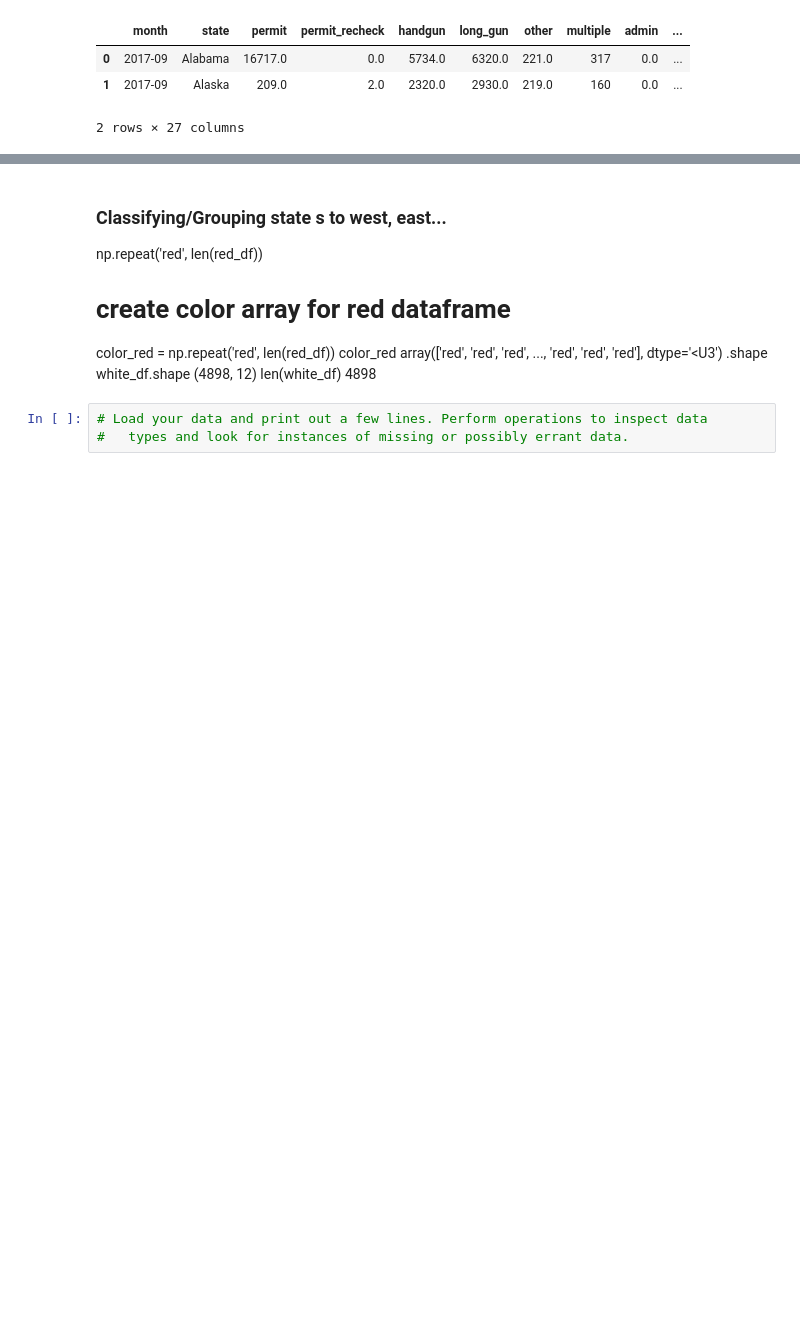
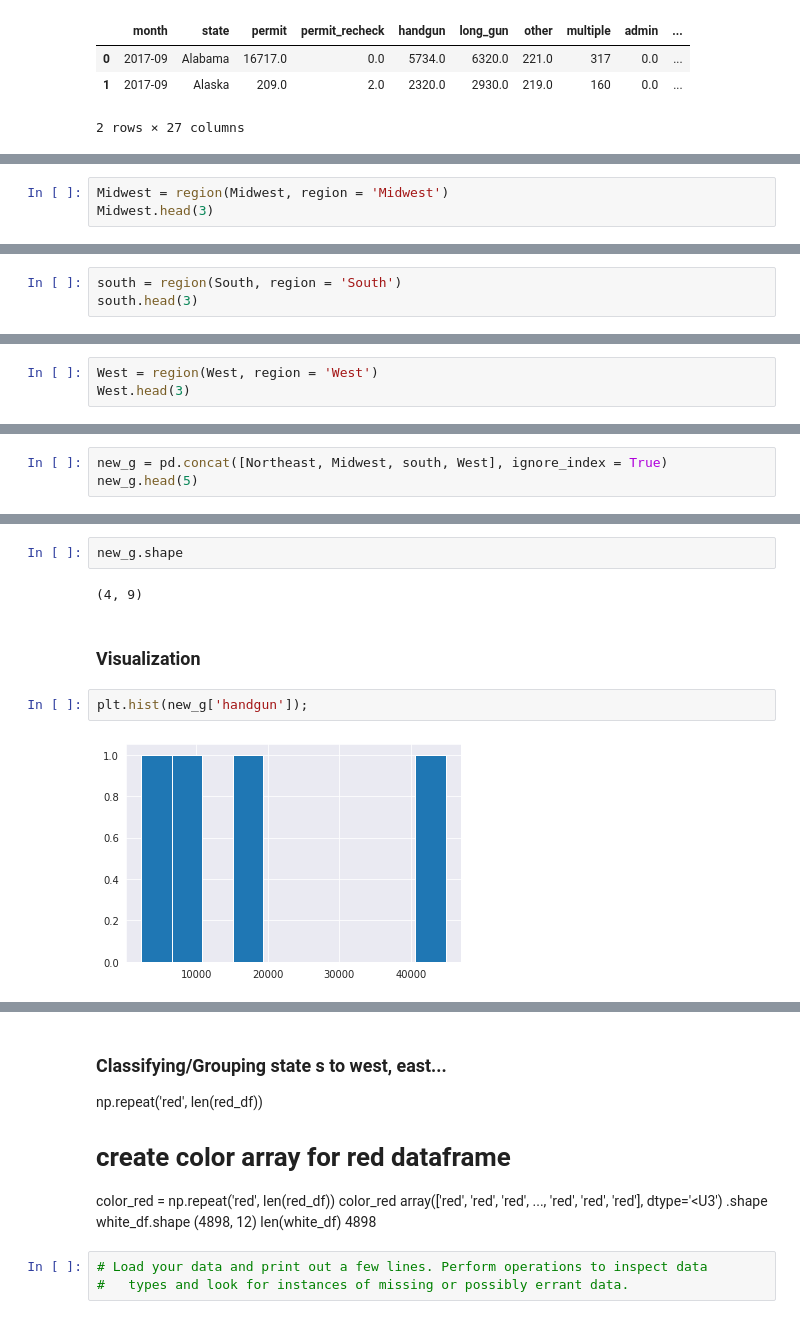
Before and after one commit to Rvd001/ALX, a Jupyter notebook: data-analysis-project-1.ipynb, the cells around one changed output, grey strips where cells are left out. Cells and saved outputs as stored; diff of their text form; blank space fills up the shorter version.

```diff
--- a/data-analysis-project-1.ipynb
+++ b/data-analysis-project-1.ipynb
@@ -1175,0 +1427,3 @@ gun_data.query('month == "2017-09"')
+# %%
+Midwest = region(Midwest, region = 'Midwest')
+Midwest.head(3)
@@ -1175,0 +1438,3 @@ gun_data.query('month == "2017-09"')
+# %%
+south = region(South, region = 'South')
+south.head(3)
@@ -1175,0 +1449,3 @@ gun_data.query('month == "2017-09"')
+# %%
+West = region(West, region = 'West')
+West.head(3)
@@ -1175,0 +1470,3 @@ gun_data.query('month == "2017-09"')
+# %%
+new_g = pd.concat([Northeast, Midwest, south, West], ignore_index = True)
+new_g.head(5)
@@ -1175,0 +1479,10 @@ gun_data.query('month == "2017-09"')
+# %%
+new_g.shape
+# %% [output]
+(4, 9)
+# %% [markdown]
+### Visualization
+# %%
+plt.hist(new_g['handgun']);
+# %% [output]
+[figure, added]
```
Also changed, not shown: parts of 73 cells of this notebook.
